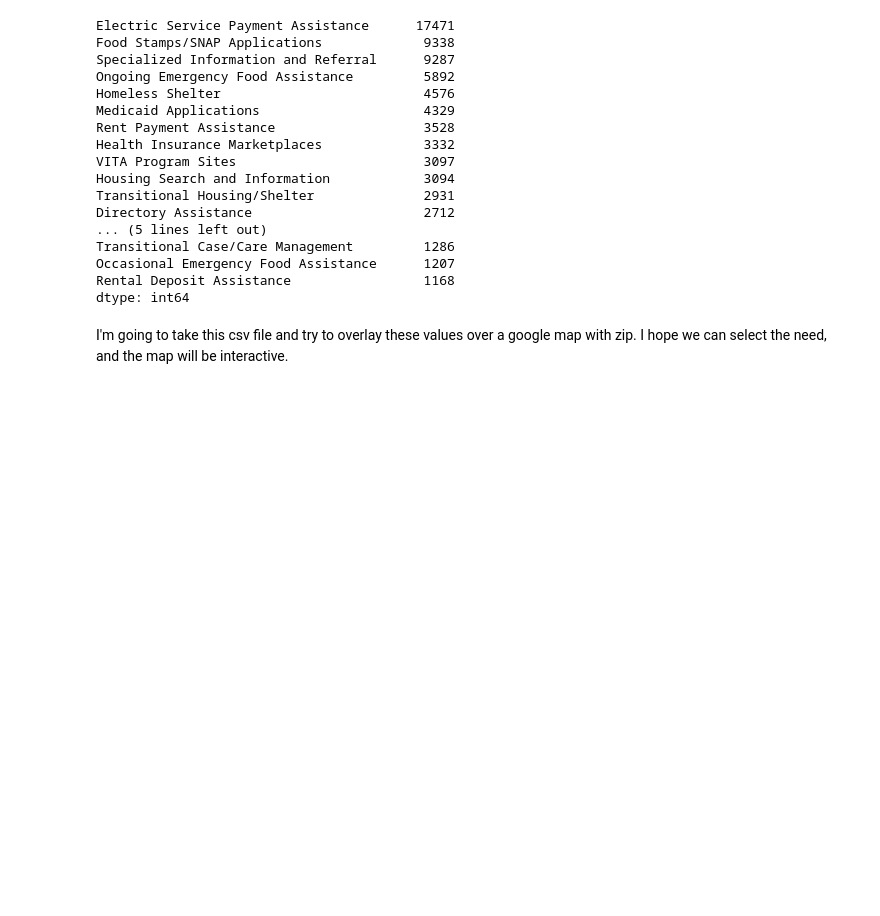
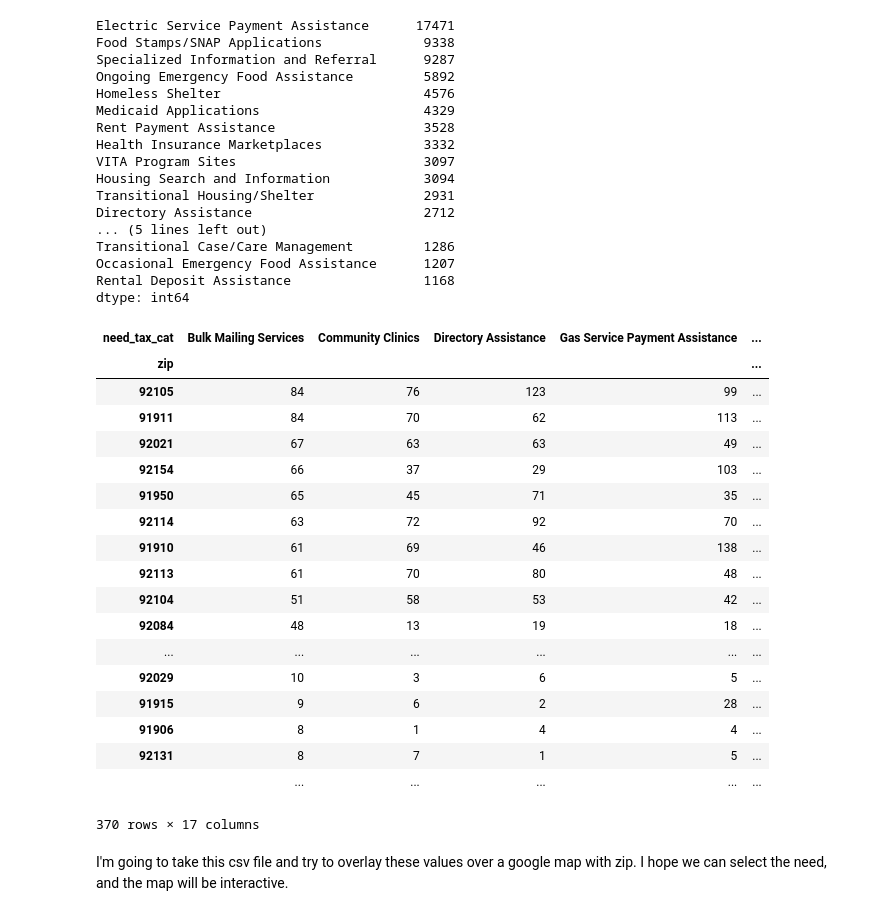
Before and after one commit to SDRDLAnalysts/pdp-data-projects, a Jupyter notebook: 211sandiego.org/servicecalls/analysts/gonzalo.ipynb, the cells around one changed output. Cells and saved outputs as stored; diff of their text form; code cells hidden in the pictures; blank space fills up the shorter version.

```diff
--- a/211sandiego.org/servicecalls/analysts/gonzalo.ipynb
+++ b/211sandiego.org/servicecalls/analysts/gonzalo.ipynb
@@ -349,26 +349,47 @@ dtype: int64
 # %%
 topneedsbyzip = df[
    (df.need_tax_cat == "Transitional Housing/Shelter") |
    (df.need_tax_cat == "Directory Assistance") |
    (df.need_tax_cat == "Community Clinics") |
    (df.need_tax_cat == "Bulk Mailing Services") |
    (df.need_tax_cat == "Homeless Motel Vouchers") |
    (df.need_tax_cat == "Gas Service Payment Assistance") |
    (df.need_tax_cat == "Information and Referral Associations") |
    (df.need_tax_cat == "Transitional Case/Care Management") |
    (df.need_tax_cat == "Occasional Emergency Food Assistance") |
    (df.need_tax_cat == "Rental Deposit Assistance ") |
    (df.need_tax_cat == "Food Stamps/SNAP Applications ") |
    (df.need_tax_cat == "Specialized Information and Referral")|
    (df.need_tax_cat == "Ongoing Emergency Food Assistance")|
    (df.need_tax_cat == "Homeless Shelter")|
    (df.need_tax_cat == "Medicaid Applications")|
    (df.need_tax_cat == "Rent Payment Assistance")|
    (df.need_tax_cat == "Health Insurance Marketplaces")|
    (df.need_tax_cat == "VITA Program Sites")|
    (df.need_tax_cat == "Housing Search and Information")].groupby(["need_tax_cat","zip"]).size().unstack(level=0).fillna(0)
 
 topneedsbyzip = topneedsbyzip[topneedsbyzip.index > 90000].sort('Bulk Mailing Services',ascending=False)
+topneedsbyzip
+# %% [output]
+| need_tax_cat | Bulk Mailing Services | Community Clinics | Directory Assistance | Gas Service Payment Assistance | ... |
+| zip |  |  |  |  | ... |
+| 92105 | 84 | 76 | 123 | 99 | ... |
+| 91911 | 84 | 70 | 62 | 113 | ... |
+| 92021 | 67 | 63 | 63 | 49 | ... |
+| 92154 | 66 | 37 | 29 | 103 | ... |
+| 91950 | 65 | 45 | 71 | 35 | ... |
+| 92114 | 63 | 72 | 92 | 70 | ... |
+| 91910 | 61 | 69 | 46 | 138 | ... |
+| 92113 | 61 | 70 | 80 | 48 | ... |
+| 92104 | 51 | 58 | 53 | 42 | ... |
+| 92084 | 48 | 13 | 19 | 18 | ... |
+| ... | ... | ... | ... | ... | ... |
+| 92029 | 10 | 3 | 6 | 5 | ... |
+| 91915 | 9 | 6 | 2 | 28 | ... |
+| 91906 | 8 | 1 | 4 | 4 | ... |
+| 92131 | 8 | 7 | 1 | 5 | ... |
+|  | ... | ... | ... | ... | ... |
+370 rows × 17 columns
 # %%
 topneedsbyzip.to_csv('topneedsbyzip.cvs')
 # %% [markdown]
```
